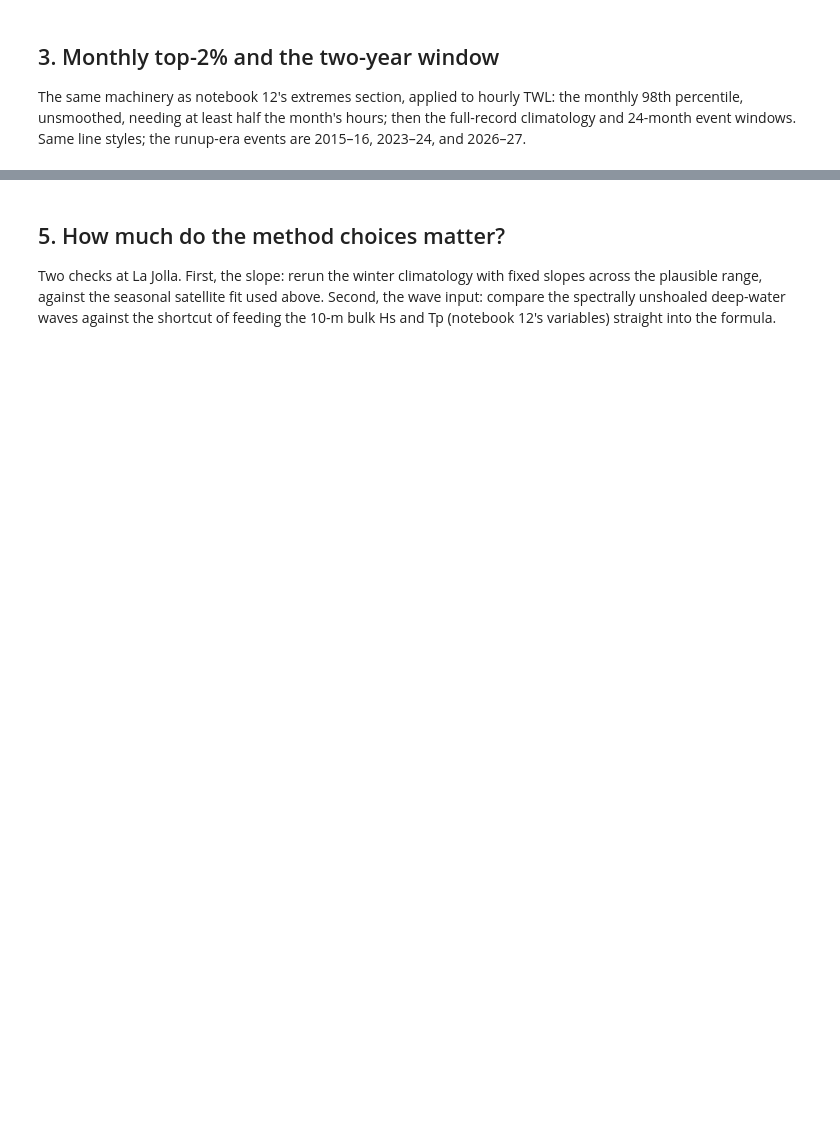
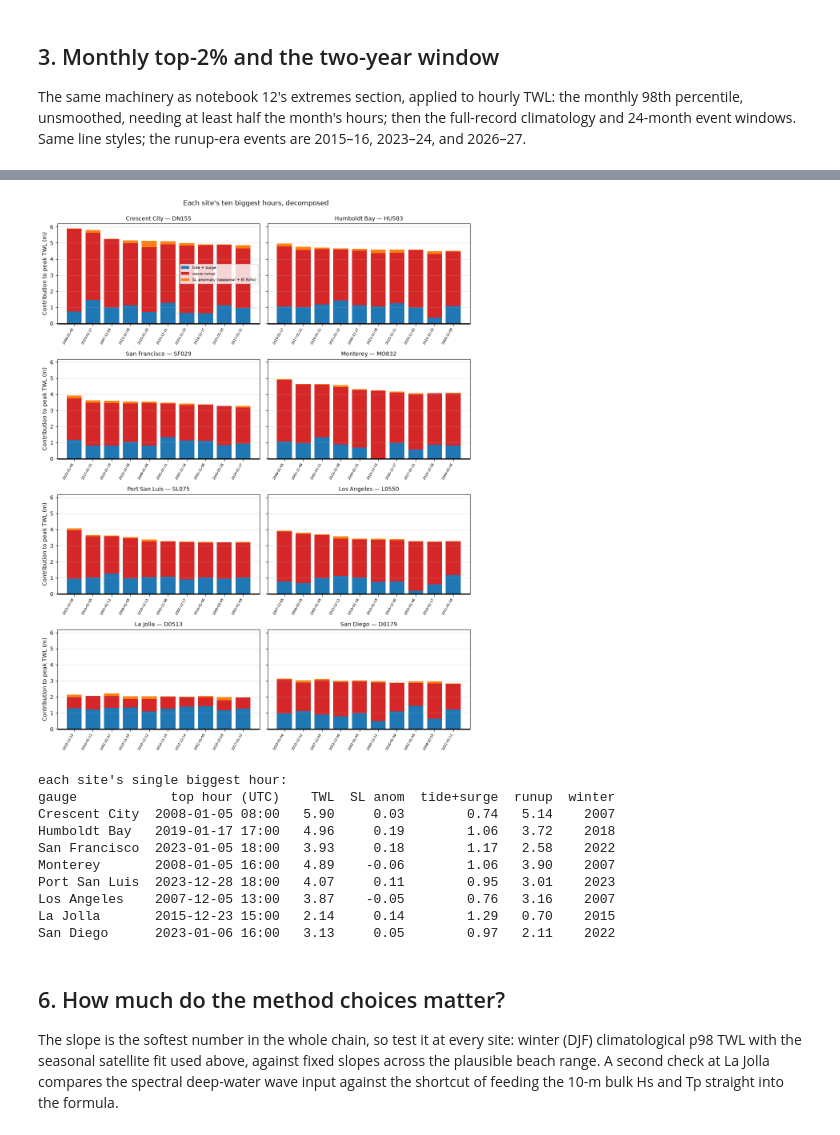
Before and after one commit to holdenlesliebole/climate-data-foundations, a Jupyter notebook: reference/13_el_nino_total_water_level_complete.ipynb, the cells around one changed output, grey strips where cells are left out. Cells and saved outputs as stored; diff of their text form; code cells hidden in the pictures; blank space fills up the shorter version.

```diff
--- a/reference/13_el_nino_total_water_level_complete.ipynb
+++ b/reference/13_el_nino_total_water_level_complete.ipynb
@@ -441,8 +627,56 @@ plt.show()
+# %%
+fig, axes = plt.subplots(4, 2, figsize=(11, 14), sharey=True)
+for ax, rec in zip(axes.flat, records):
+    ev = rec["events"]
+    # stack order: tide+surge, then runup, with the SL anomaly capping the bar
+    # so the El Niño push sits visibly on top
+    bottom = np.zeros(len(ev))
+    for part, display, color in [
+            ("tide + surge", "tide + surge", "tab:blue"),
+            ("runup", "wave runup", "tab:red"),
+            ("SL anomaly", "SL anomaly (seasonal + El Niño)", "tab:orange")]:
+        ax.bar(range(len(ev)), ev[part], bottom=bottom, color=color,
+               label=display if ax is axes.flat[0] else None)
+        bottom += ev[part].to_numpy()
+    ax.axhline(0, color="k", lw=2)   # thick zero: bars below are subtracting
+    ax.set_xticks(range(len(ev)))
+    ax.set_xticklabels([f"{t:%Y-%m-%d}" for t in ev.index], rotation=60,
+                       ha="right", fontsize=6)
+    ax.set_title(f"{rec['gauge']} — {rec['mop']}", fontsize=10)
+    ax.grid(alpha=0.4, axis="y")
+axes.flat[0].legend(fontsize=7)
+for ax in axes[:, 0]:
+    ax.set_ylabel("Contribution to peak TWL (m)")
+fig.suptitle("Each site's ten biggest hours, decomposed", y=0.995)
+fig.tight_layout()
+plt.show()
+
+print("each site's single biggest hour:")
+print(f"{'gauge':<14} {'top hour (UTC)':>16} {'TWL':>6} {'SL anom':>8} "
+      f"{'tide+surge':>11} {'runup':>6} {'winter':>7}")
+for rec in records:
+    t = rec["events"]["TWL"].idxmax()
+    ev = rec["events"].loc[t]
+    print(f"{rec['gauge']:<14} {t:%Y-%m-%d %H:00} {ev['TWL']:6.2f} "
+          f"{ev['SL anomaly']:8.2f} {ev['tide + surge']:11.2f} {ev['runup']:6.2f} "
+          f"{winter_label(pd.DatetimeIndex([t]))[0]:>7}")
+# %% [output]
+[figure, added]
+each site's single biggest hour:
+gauge            top hour (UTC)    TWL  SL anom  tide+surge  runup  winter
+Crescent City  2008-01-05 08:00   5.90     0.03        0.74   5.14    2007
+Humboldt Bay   2019-01-17 17:00   4.96     0.19        1.06   3.72    2018
+San Francisco  2023-01-05 18:00   3.93     0.18        1.17   2.58    2022
+Monterey       2008-01-05 16:00   4.89    -0.06        1.06   3.90    2007
+Port San Luis  2023-12-28 18:00   4.07     0.11        0.95   3.01    2023
+Los Angeles    2007-12-05 13:00   3.87    -0.05        0.76   3.16    2007
+La Jolla       2015-12-23 15:00   2.14     0.14        1.29   0.70    2015
+San Diego      2023-01-06 16:00   3.13     0.05        0.97   2.11    2022
 # %% [markdown]
-## 5. How much do the method choices matter?
+## 6. How much do the method choices matter?
 
-Two checks at La Jolla. First, the slope: rerun the winter climatology with fixed
-slopes across the plausible range, against the seasonal satellite fit used above.
-Second, the wave input: compare the spectrally unshoaled deep-water waves against the
-shortcut of feeding the 10-m bulk Hs and Tp (notebook 12's variables) straight into
-the formula.
+The slope is the softest number in the whole chain, so test it at every site:
+winter (DJF) climatological p98 TWL with the seasonal satellite fit used above,
+against fixed slopes across the plausible beach range. A second check at
+La Jolla compares the spectral deep-water wave input against the shortcut of
+feeding the 10-m bulk Hs and Tp straight into the formula.
```
Also changed, not shown: parts of 18 cells of this notebook, 3 other files.
